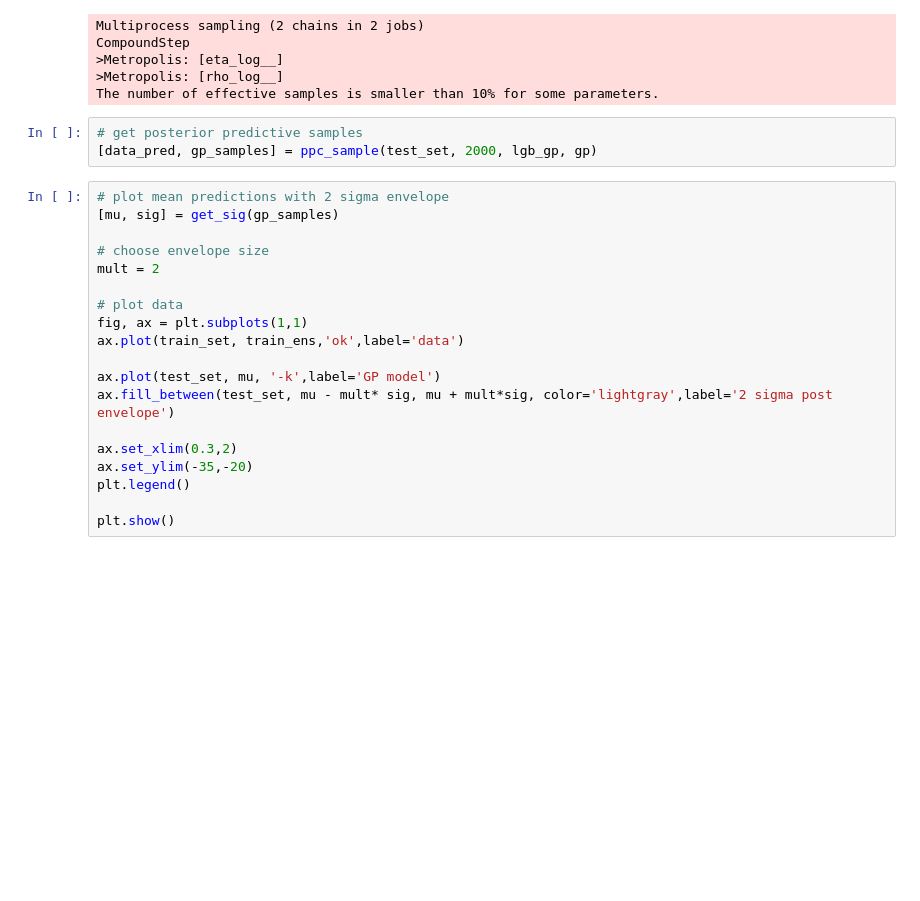
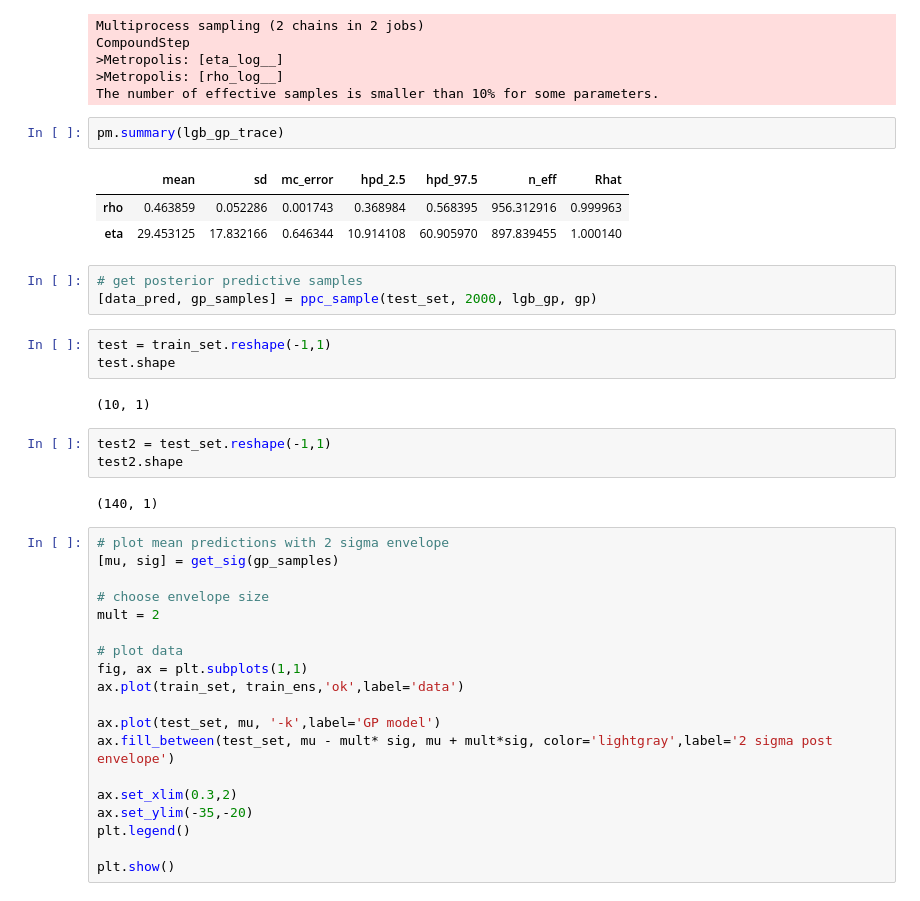
Before and after one commit to simonbatzner/electron-density, a Jupyter notebook: Reproduce_KRR/Gaussian_Process.ipynb, the cells around one changed output. Drawn from its saved outputs; the diff is of its cells as text; blank space fills up the shorter version.

```diff
--- a/Reproduce_KRR/Gaussian_Process.ipynb
+++ b/Reproduce_KRR/Gaussian_Process.ipynb
@@ -147,9 +147,25 @@ CompoundStep
 >Metropolis: [eta_log__]
 >Metropolis: [rho_log__]
 The number of effective samples is smaller than 10% for some parameters.
+# %%
+pm.summary(lgb_gp_trace)
+# %% [output]
+|  | mean | sd | mc_error | hpd_2.5 | hpd_97.5 | n_eff | Rhat |
+| rho | 0.463859 | 0.052286 | 0.001743 | 0.368984 | 0.568395 | 956.312916 | 0.999963 |
+| eta | 29.453125 | 17.832166 | 0.646344 | 10.914108 | 60.905970 | 897.839455 | 1.000140 |
 # %%
 # get posterior predictive samples
 [data_pred, gp_samples] = ppc_sample(test_set, 2000, lgb_gp, gp)
+# %%
+test = train_set.reshape(-1,1)
+test.shape
+# %% [output]
+(10, 1)
+# %%
+test2 = test_set.reshape(-1,1)
+test2.shape
+# %% [output]
+(140, 1)
 # %%
 # plot mean predictions with 2 sigma envelope
 [mu, sig] = get_sig(gp_samples)
```
Also changed, not shown: 4 other files.
